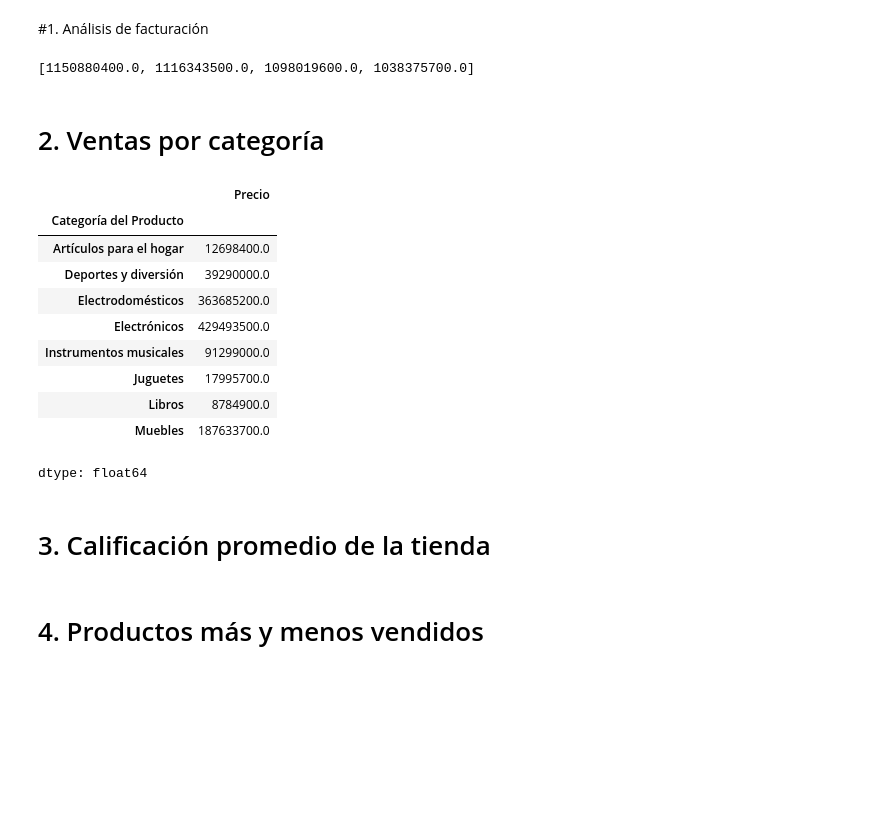
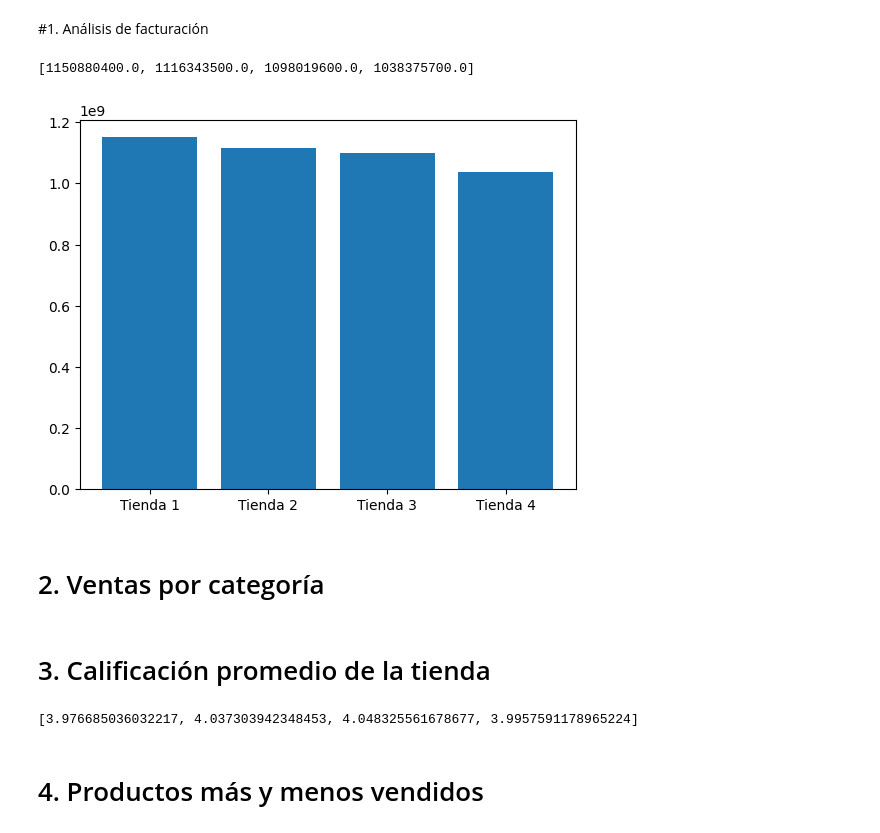
Before and after one commit to Knndy18/analisis_datos_one, a Jupyter notebook: AluraStoreLatam.ipynb, the cells around one changed output. Drawn from its saved outputs; the diff is of its cells as text; code cells hidden in the pictures; blank space fills up the shorter version.

```diff
--- a/AluraStoreLatam.ipynb
+++ b/AluraStoreLatam.ipynb
@@ -24,30 +24,20 @@ tienda.head()
 # %% [markdown]
 #1. Análisis de facturación
 # %%
+import matplotlib.pyplot as plt
 facturacion_tienda01 = sum(tienda['Precio'])
 facturacion_tienda02 = sum(tienda2['Precio'])
 facturacion_tienda03 = sum(tienda3['Precio'])
 facturacion_tienda04 = sum(tienda4['Precio'])
 
 facturacion_total = [facturacion_tienda01, facturacion_tienda02, facturacion_tienda03, facturacion_tienda04]
 
 print(facturacion_total)
+
+plt.bar(['Tienda 1', 'Tienda 2', 'Tienda 3', 'Tienda 4'], facturacion_total)
+plt.show()
 # %% [output]
 [1150880400.0, 1116343500.0, 1098019600.0, 1038375700.0]
+[figure, added]
 # %% [markdown]
 # 2. Ventas por categoría
-# %%
-categoria_tienda01 =tienda.groupby('Categoría del Producto')['Precio'].sum()
-categoria_tienda01
-# %% [output]
-|  | Precio |
-| Categoría del Producto |  |
-| Artículos para el hogar | 12698400.0 |
-| Deportes y diversión | 39290000.0 |
-| Electrodomésticos | 363685200.0 |
-| Electrónicos | 429493500.0 |
-| Instrumentos musicales | 91299000.0 |
-| Juguetes | 17995700.0 |
-| Libros | 8784900.0 |
-| Muebles | 187633700.0 |
-dtype: float64
@@ -54,4 +49,15 @@ dtype: float64
 # %% [markdown]
 # 3. Calificación promedio de la tienda
+# %%
+calificacion_tienda01 = float(tienda['Calificación'].mean())
+calificacion_tienda02 = float(tienda2['Calificación'].mean())
+calificacion_tienda03 = float(tienda3['Calificación'].mean())
+calificacion_tienda04 = float(tienda4['Calificación'].mean())
+
+calificacion_total = [calificacion_tienda01, calificacion_tienda02, calificacion_tienda03, calificacion_tienda04]
+
+print(calificacion_total)
+# %% [output]
+[3.976685036032217, 4.037303942348453, 4.048325561678677, 3.9957591178965224]
 # %% [markdown]
 # 4. Productos más y menos vendidos
```
Also changed, not shown: parts of 6 cells of this notebook.
